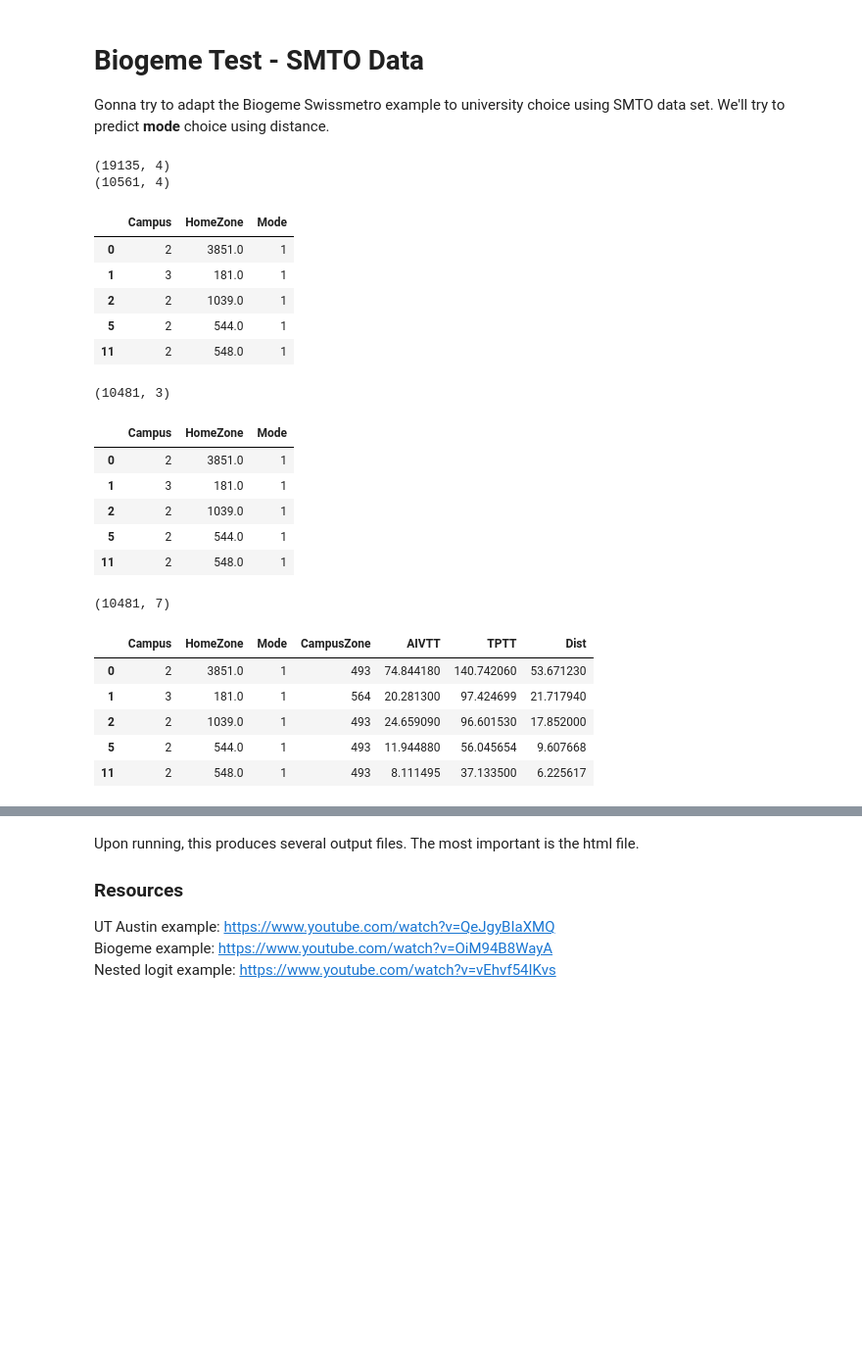
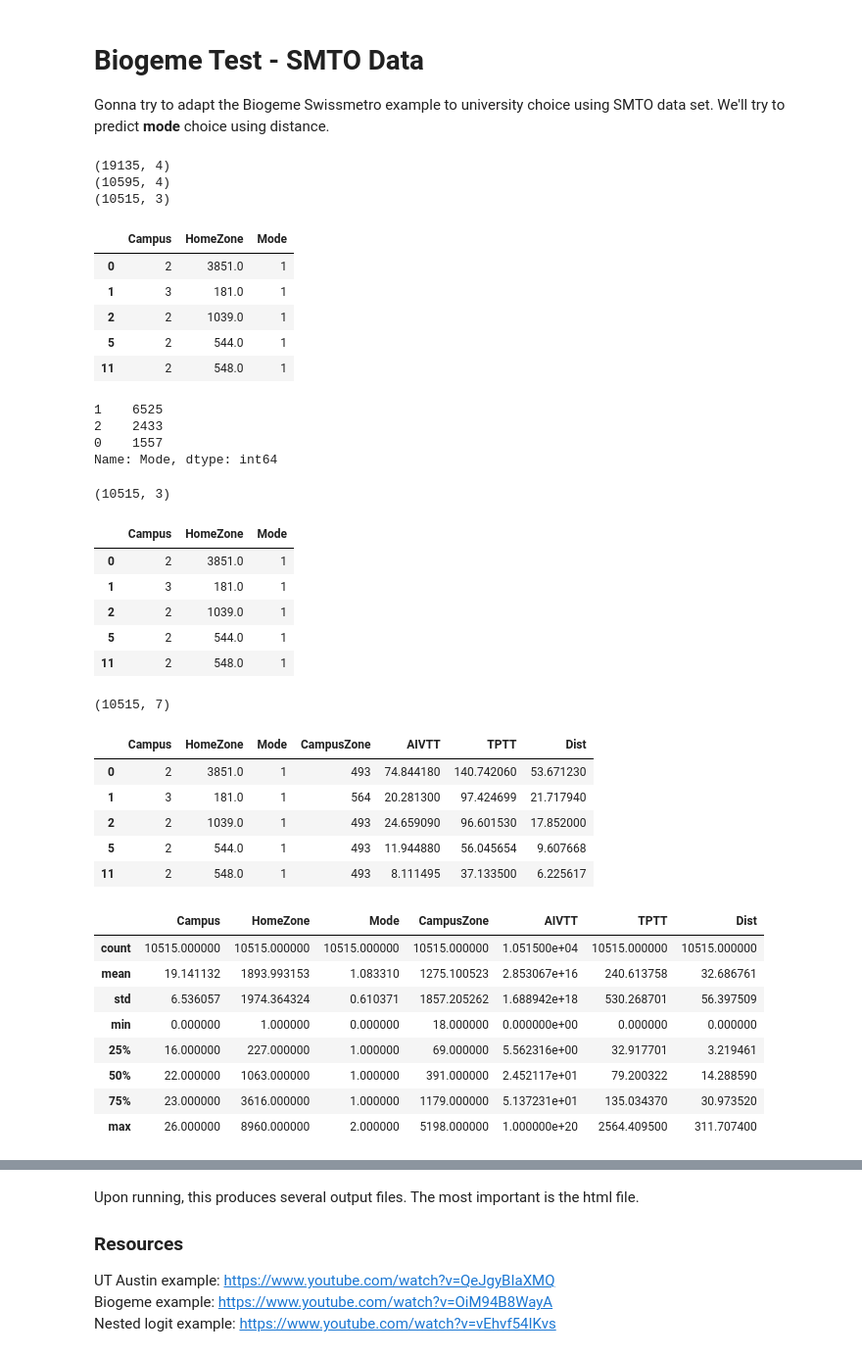
Before and after one commit to gonzaloMS-2000/PORPOS-TMG, a Jupyter notebook: Biogeme/SMTO 2019 Mode Choice/SMTO_Mode_Choice_2019.ipynb, the cells around one changed output, grey strips where cells are left out. Shown at 98% size. Saved outputs shown, nothing was run; the diff lists cells and outputs as text; code cells hidden in the pictures; blank space fills up the shorter version.

```diff
--- a/Biogeme/SMTO 2019 Mode Choice/SMTO_Mode_Choice_2019.ipynb
+++ b/Biogeme/SMTO 2019 Mode Choice/SMTO_Mode_Choice_2019.ipynb
@@ -11,6 +11,21 @@ import pandas as pd
 
 hh_df = pd.read_csv('../../Data/SMTO_2019/SMTO_2019_Households.csv', low_memory = False)
 ps_df = pd.read_csv('../../Data/SMTO_2019/SMTO_2019_Respondents.csv', low_memory = False)
+zone_df = pd.read_csv('../../Data/SMTO_2019/CampusZones.csv')
+# %%
+# Load relevant columns
+df = ps_df[['pscampusmain']]
+df = df.join(ps_df['psinstitution'])
+df = df.join(hh_df[['HmTTS2006']])
+df = df.join(ps_df[['psmainmodefalltypical']])
+df = df.rename(columns={'HmTTS2006': 'HomeZone', 'pscampusmain': 'Campus', 'psmainmodefalltypical': 'Mode'})
+
+campus_name_to_num = {}
+keys = range(len(zone_df['Campus']))
+values = list(zone_df['Campus'])
+for i in keys:
+    campus_name_to_num[values[i]] = i
+#print(campus_name_to_num)
 # %%
 # Load relevant columns
 df = ps_df[['pscampusmain']]
@@ -20,28 +35,25 @@ df = df.join(ps_df[['psmainmodefalltypical']])
 df = df.rename(columns={'HmTTS2006': 'HomeZone', 'pscampusmain': 'Campus', 'psmainmodefalltypical': 'Mode'})
 
 # Convert Campus and Mode column to numerical column
-campus_name_to_num = {"Story Arts Centre ": 0, "Ashtonbee Campus": 1, "Progress Campus": 2,
-                      "Morningside Campus": 3, "Downsview Campus": 4, "Eglinton Learning Site": 5, "Pickering Learning Site": 6,
-                      "Performing Arts Commons at Daniels Spectrum": 7, "Oshawa Campus": 8, "Whitby Campus": 9,
-                      "McMaster Campus": 10, "Burlington Campus/Ron Joyce Centre": 11, "Fennell Campus (Main Campus)": 12, "Stoney Creek Campus ": 13,
-                      "Institute for Applied Health Sciences": 14, "Downtown Oshawa Campus": 15, "North Oshawa Campus": 16,
-                      "Davis Campus, Brampton": 17, "Hazel McCallion Campus, Mississauga": 18, "Trafalgar Road Campus, Oakville": 19, "Mississauga Campus": 20,
-                      "Scarborough Campus": 21, "St. George Campus": 22, "Keele Campus": 23,
-                      "Glendon Campus": 24}
+# Create a Dictionary with Campus names from 0 to 26
+campus_name_to_num = {}
+keys = range(len(zone_df['Campus']))
+values = list(zone_df['Campus'])
+for i in keys:
+    campus_name_to_num[values[i]] = i
 
 mode_name_to_num = {"Drive alone": 0, "Drive with passenger(s) (household members only)": 0, "Drive with passenger(s) (including non-household members)": 0, "Auto passenger (driver is a household member)":0, "Auto passenger (driver is a non-household member)":0, "Ride-hailing alone (UberX, Lyft etc.)":0, "Ride-hailing with other passengers (Uberpool, Lyftpool etc.)": 0, "Taxi": 0,
                     "Transit Bus": 1, "Streetcar": 1, "Subway/RT": 1, "GO Bus": 1, "GO Train": 1,
-                    "Walk": 2, "Bicycle": 2}
-#"Bikeshare": 2
+                    "Walk": 2, "Bicycle": 2, "Bikeshare": 2}
+
+df.loc[df['psinstitution'] == 'Ryerson University', 'Campus'] = 'Ryerson University'
+df.loc[df['psinstitution'] == 'OCAD University', 'Campus'] = 'OCAD University'
 
 df.replace({'Campus': campus_name_to_num}, inplace=True)
 df.replace({'Mode': mode_name_to_num}, inplace=True)
 print(df.shape)
 #temp_df = df[df['psinstitution'] == 'Ryerson University']
 #temp_df.head()
-
-df.loc[df['psinstitution'] == 'Ryerson University', 'Campus'] = 25
-df.loc[df['psinstitution'] == 'OCAD University', 'Campus'] = 26
 
 # Remove "Other" Modes
 df = df[(df['Mode'] == 0) | (df['Mode'] == 1) | (df['Mode'] == 2)]
@@ -52,17 +64,25 @@ df['Campus'] = pd.to_numeric(df['Campus'], downcast='signed')
 del df['psinstitution']
 
 df = df.dropna() # Remove rows with missing data
-
+print(df.shape)
 df.head()
 # %% [output]
 (19135, 4)
-(10561, 4)
+(10595, 4)
+(10515, 3)
 |  | Campus | HomeZone | Mode |
 | 0 | 2 | 3851.0 | 1 |
 | 1 | 3 | 181.0 | 1 |
 | 2 | 2 | 1039.0 | 1 |
 | 5 | 2 | 544.0 | 1 |
 | 11 | 2 | 548.0 | 1 |
+# %%
+df['Mode'].value_counts()
+# %% [output]
+1    6525
+2    2433
+0    1557
+Name: Mode, dtype: int64
 # %%
 # Dataframe with walk distances
 df_path = pd.read_csv('../../../LoS/Walk_Distances.csv')
@@ -108,7 +128,7 @@ def find_value(origin, destination, mode_num):
 print(df.shape)
 df.head()
 # %% [output]
-(10481, 3)
+(10515, 3)
 |  | Campus | HomeZone | Mode |
 | 0 | 2 | 3851.0 | 1 |
 | 1 | 3 | 181.0 | 1 |
@@ -117,7 +137,7 @@ df.head()
 | 11 | 2 | 548.0 | 1 |
 # %%
 # List of campus' TTS zones from Joven's MOE data
-campus_zones = [282, 526, 493, 564, 419, 200, 1042, 17, 1179, 1148, 5198, 4069, 5142, 5119, 5198, 1208, 1179, 3325, 3842, 4029, 3631, 566, 69, 391, 225, 38, 67]
+campus_zones = list(zone_df['Zone'])
 # Add column with campus zones
 df['CampusZone'] = df['Campus'].apply(lambda x: campus_zones[x])
 
@@ -129,10 +149,22 @@ df['Dist'] = df.apply(lambda x: find_value(x.HomeZone, x.CampusZone, 2), axis=1)
 print(df.shape)
 df.head()
 # %% [output]
-(10481, 7)
+(10515, 7)
 |  | Campus | HomeZone | Mode | CampusZone | AIVTT | TPTT | Dist |
 | 0 | 2 | 3851.0 | 1 | 493 | 74.844180 | 140.742060 | 53.671230 |
 | 1 | 3 | 181.0 | 1 | 564 | 20.281300 | 97.424699 | 21.717940 |
 | 2 | 2 | 1039.0 | 1 | 493 | 24.659090 | 96.601530 | 17.852000 |
 | 5 | 2 | 544.0 | 1 | 493 | 11.944880 | 56.045654 | 9.607668 |
 | 11 | 2 | 548.0 | 1 | 493 | 8.111495 | 37.133500 | 6.225617 |
+# %%
+df.describe()
+# %% [output]
+|  | Campus | HomeZone | Mode | CampusZone | AIVTT | TPTT | Dist |
+| count | 10515.000000 | 10515.000000 | 10515.000000 | 10515.000000 | 1.051500e+04 | 10515.000000 | 10515.000000 |
+| mean | 19.141132 | 1893.993153 | 1.083310 | 1275.100523 | 2.853067e+16 | 240.613758 | 32.686761 |
+| std | 6.536057 | 1974.364324 | 0.610371 | 1857.205262 | 1.688942e+18 | 530.268701 | 56.397509 |
+| min | 0.000000 | 1.000000 | 0.000000 | 18.000000 | 0.000000e+00 | 0.000000 | 0.000000 |
+| 25% | 16.000000 | 227.000000 | 1.000000 | 69.000000 | 5.562316e+00 | 32.917701 | 3.219461 |
+| 50% | 22.000000 | 1063.000000 | 1.000000 | 391.000000 | 2.452117e+01 | 79.200322 | 14.288590 |
+| 75% | 23.000000 | 3616.000000 | 1.000000 | 1179.000000 | 5.137231e+01 | 135.034370 | 30.973520 |
+| max | 26.000000 | 8960.000000 | 2.000000 | 5198.000000 | 1.000000e+20 | 2564.409500 | 311.707400 |
```
Also changed, not shown: parts of 9 cells of this notebook, 45 other files.
